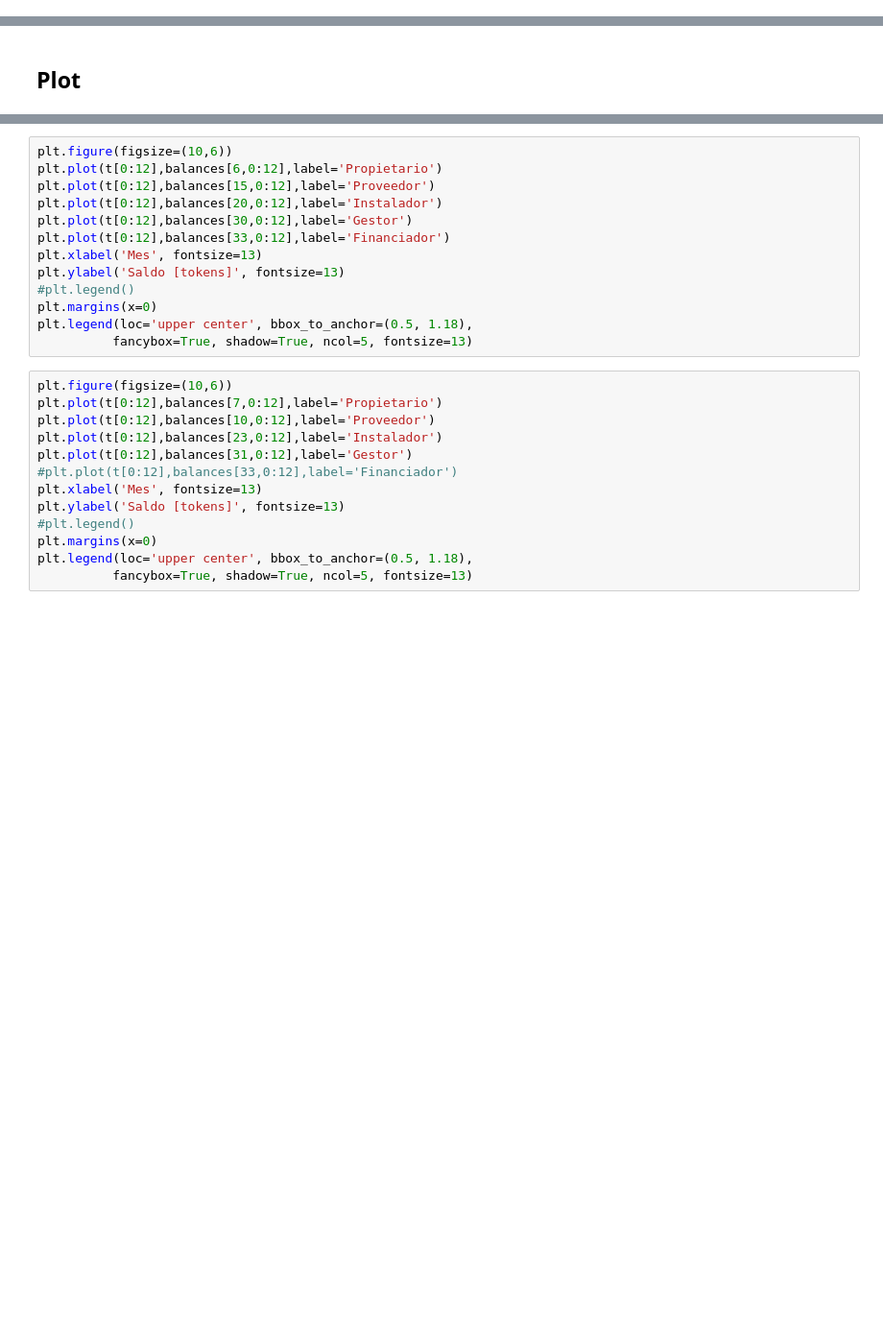
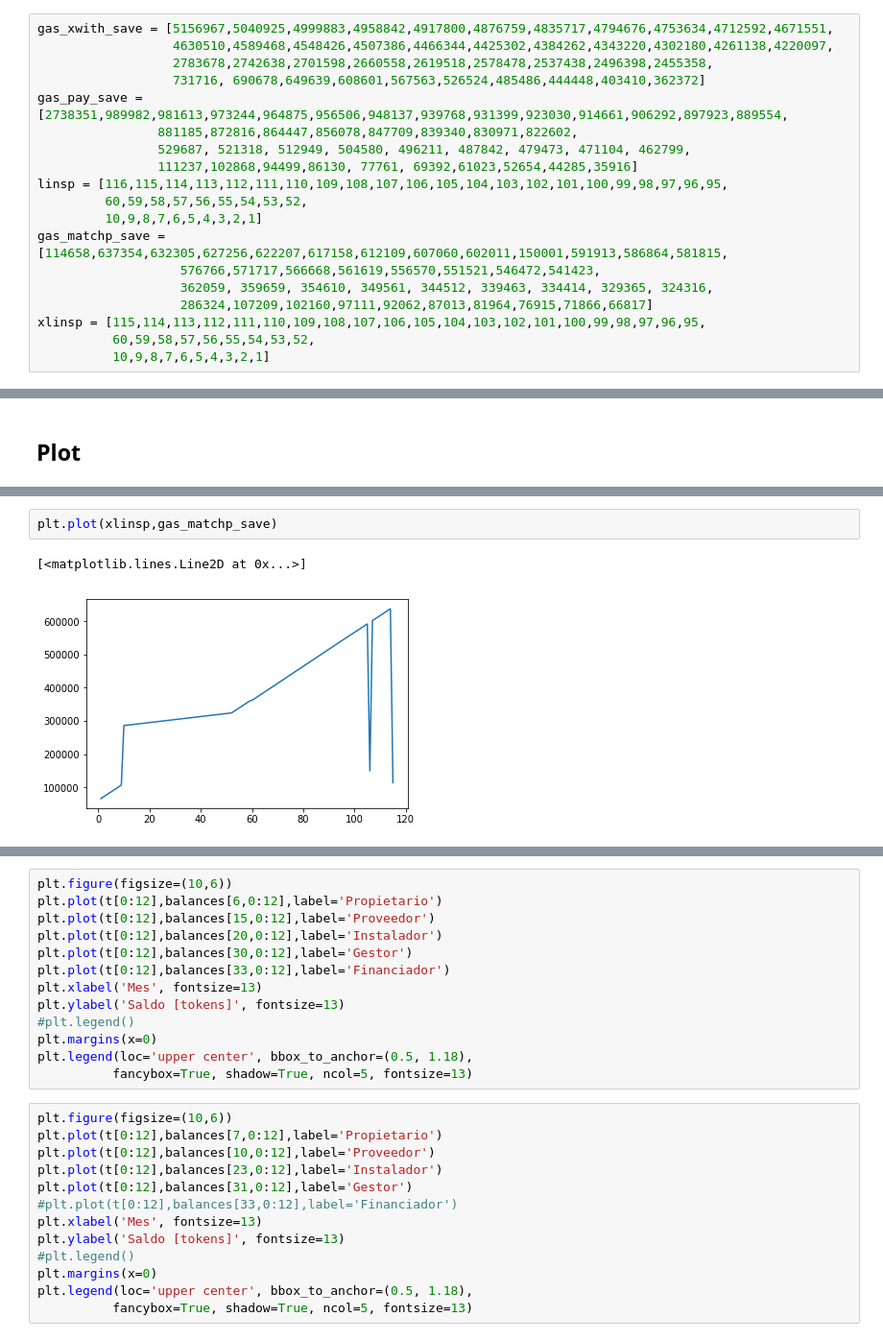
Before and after one commit to rsilvav/blockchain_gd, a Jupyter notebook: Escalabilidad.ipynb, the cells around one changed output, grey strips where cells are left out. Shown at 96% size. Drawn from its saved outputs; the diff is of its cells as text; blank space fills up the shorter version.

```diff
--- a/Escalabilidad.ipynb
+++ b/Escalabilidad.ipynb
@@ -653,0 +1353,19 @@ KeyboardInterrupt:
+# %%
+gas_xwith_save = [5156967,5040925,4999883,4958842,4917800,4876759,4835717,4794676,4753634,4712592,4671551,
+                  4630510,4589468,4548426,4507386,4466344,4425302,4384262,4343220,4302180,4261138,4220097,
+                  2783678,2742638,2701598,2660558,2619518,2578478,2537438,2496398,2455358,
+                  731716, 690678,649639,608601,567563,526524,485486,444448,403410,362372]
+gas_pay_save = [2738351,989982,981613,973244,964875,956506,948137,939768,931399,923030,914661,906292,897923,889554,
+                881185,872816,864447,856078,847709,839340,830971,822602,
+                529687, 521318, 512949, 504580, 496211, 487842, 479473, 471104, 462799,
+                111237,102868,94499,86130, 77761, 69392,61023,52654,44285,35916]
+linsp = [116,115,114,113,112,111,110,109,108,107,106,105,104,103,102,101,100,99,98,97,96,95,
+         60,59,58,57,56,55,54,53,52,
+         10,9,8,7,6,5,4,3,2,1]
+gas_matchp_save = [114658,637354,632305,627256,622207,617158,612109,607060,602011,150001,591913,586864,581815,
+                   576766,571717,566668,561619,556570,551521,546472,541423,
+                   362059, 359659, 354610, 349561, 344512, 339463, 334414, 329365, 324316,
+                   286324,107209,102160,97111,92062,87013,81964,76915,71866,66817]
+xlinsp = [115,114,113,112,111,110,109,108,107,106,105,104,103,102,101,100,99,98,97,96,95,
+          60,59,58,57,56,55,54,53,52,
+          10,9,8,7,6,5,4,3,2,1]
@@ -656,3 +1399,8 @@ KeyboardInterrupt:
+# %%
+plt.plot(xlinsp,gas_matchp_save)
+# %% [output]
+[<matplotlib.lines.Line2D at 0x...>]
+[figure, added]
 # %%
 n = np.linspace(1,120,120)
 n4 = np.linspace(1,120,30)
```
Also changed, not shown: parts of 21 cells of this notebook, 1 other file.
